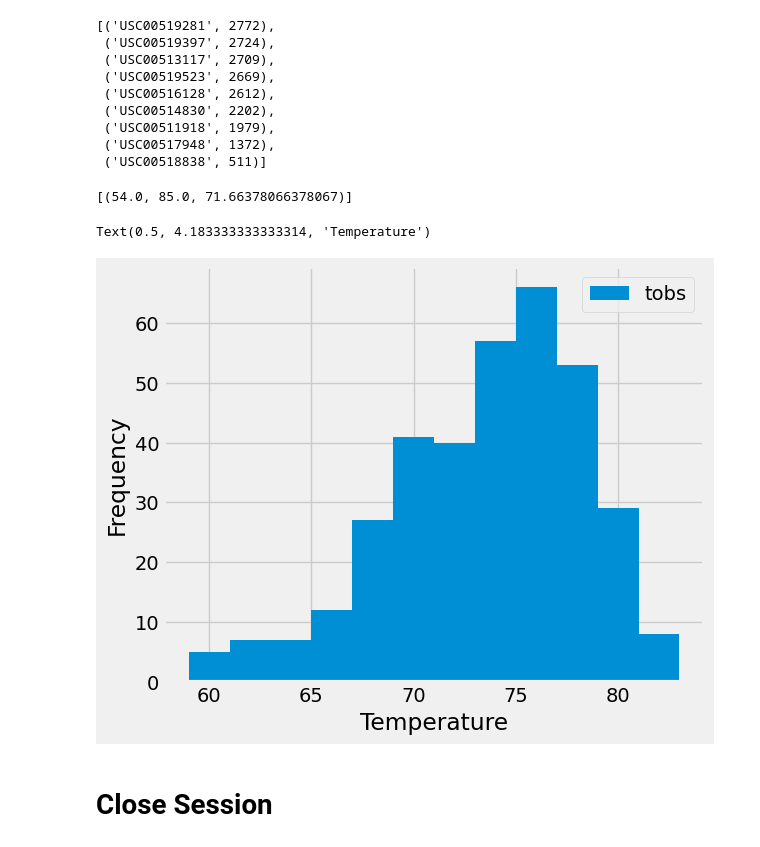
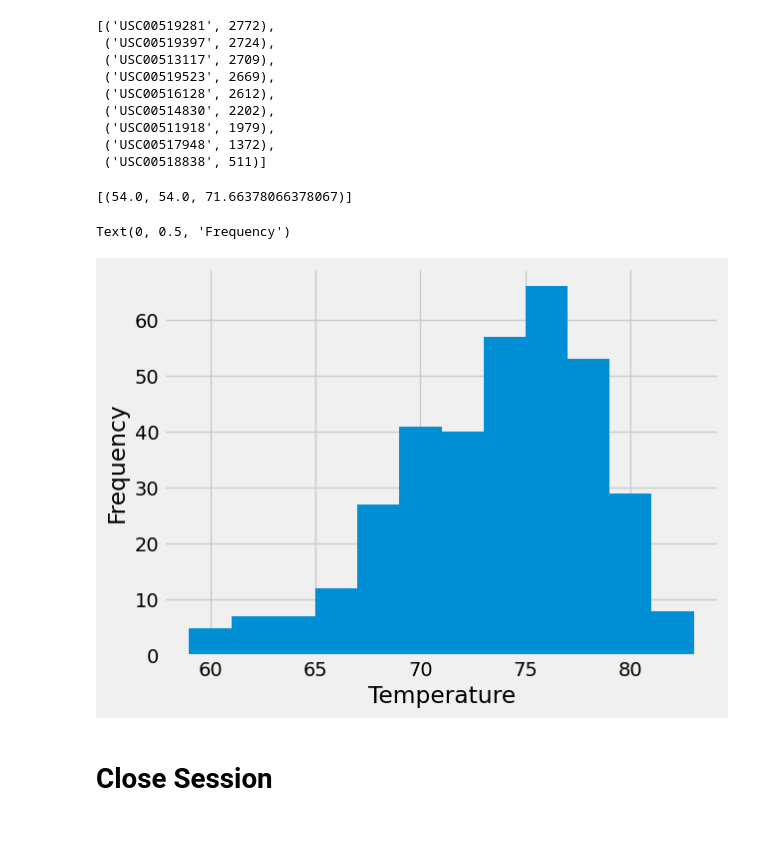
Before and after one commit to nickbrannum02/sqlalchemy-challenge, a Jupyter notebook: Starter_Code/climate_starter.ipynb, the cells around one changed output. Cells and saved outputs as stored; diff of their text form; code cells hidden in the pictures.

```diff
--- a/Starter_Code/climate_starter.ipynb
+++ b/Starter_Code/climate_starter.ipynb
@@ -103,14 +118,25 @@ plt.legend("Precipitation")
  ('USC00518838', 511)]
 # %%
 # Using the most active station id from the previous query, calculate the lowest, highest, and average temperature.
+session.query(func.min(measurement.tobs), func.min(measurement.tobs), func.avg(measurement.tobs)).where(measurement.station == 'USC00519281').all()
 # %% [output]
-[(54.0, 85.0, 71.66378066378067)]
+[(54.0, 54.0, 71.66378066378067)]
 # %%
 # Using the most active station id
 # Query the last 12 months of temperature observation data for this station and plot the results as a histogram
+station_num = 'USC00519281'
+date = dt.date(2017, 8, 23) - dt.timedelta(days=365)
+
+temperature = session.query(measurement.tobs).where(measurement.date >= date, measurement.station == station_num).all()
+
+temperature_df = pd.DataFrame(temperature)
+
+plt.hist(temperature_df, bins=12)
+plt.xlabel("Temperature")
+plt.ylabel("Frequency")
 # %% [output]
-Text(0.5, 4.183333333333314, 'Temperature')
+Text(0, 0.5, 'Frequency')
-[figure, old version]
+[figure, new version]
 # %% [markdown]
 # Close Session
 # %%
```
Also changed, not shown: parts of 5 cells of this notebook, 4 other files.
